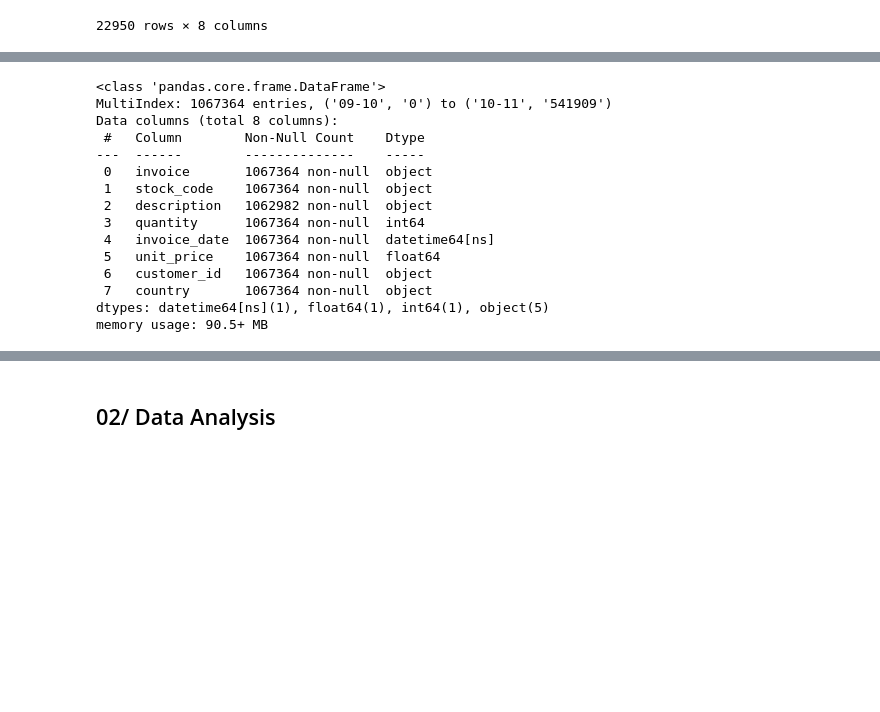
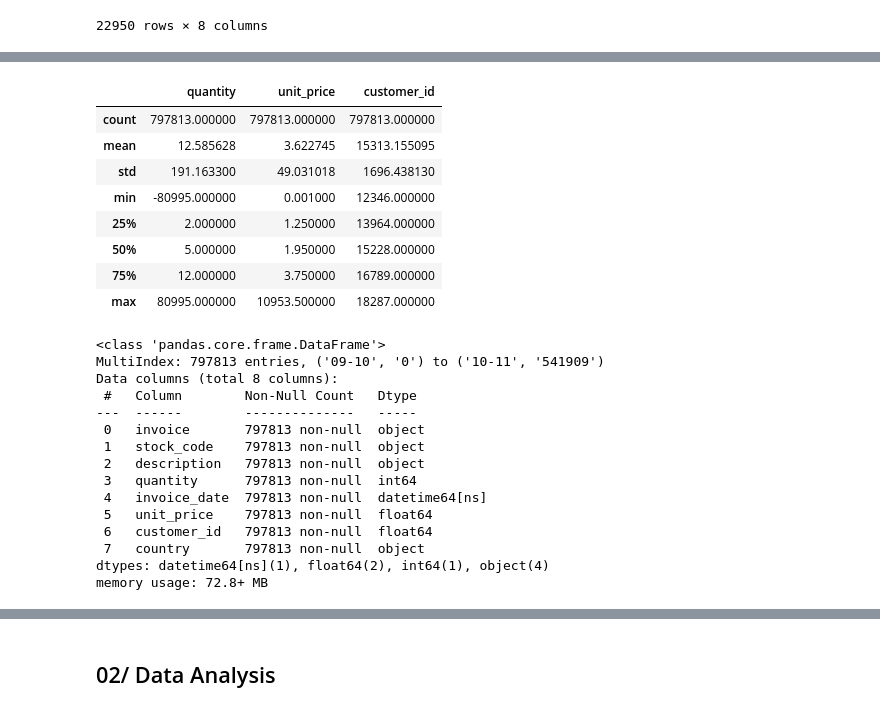
Before and after one commit to Noura-ou/projet_segmentation_client, a Jupyter notebook: src/test_rola.ipynb, the cells around one changed output, grey strips where cells are left out. Drawn from its saved outputs; the diff is of its cells as text; code cells hidden in the pictures; blank space fills up the shorter version.

```diff
--- a/src/test_rola.ipynb
+++ b/src/test_rola.ipynb
@@ -271,18 +288,31 @@ del_data.describe()
+# %%
+df = df[(df['unit_price'] > 0) & (df['unit_price'] < 15000)]
+df.describe()
+# %% [output]
+|  | quantity | unit_price | customer_id |
+| count | 797813.000000 | 797813.000000 | 797813.000000 |
+| mean | 12.585628 | 3.622745 | 15313.155095 |
+| std | 191.163300 | 49.031018 | 1696.438130 |
+| min | -80995.000000 | 0.001000 | 12346.000000 |
+| 25% | 2.000000 | 1.250000 | 13964.000000 |
+| 50% | 5.000000 | 1.950000 | 15228.000000 |
+| 75% | 12.000000 | 3.750000 | 16789.000000 |
+| max | 80995.000000 | 10953.500000 | 18287.000000 |
 # %%
-del_data.info()
+df.info()
 # %% [output]
 <class 'pandas.core.frame.DataFrame'>
-MultiIndex: 1067364 entries, ('09-10', '0') to ('10-11', '541909')
+MultiIndex: 797813 entries, ('09-10', '0') to ('10-11', '541909')
 Data columns (total 8 columns):
- #   Column        Non-Null Count    Dtype
----  ------        --------------    -----
- 0   invoice       1067364 non-null  object
- 1   stock_code    1067364 non-null  object
- 2   description   1062982 non-null  object
- 3   quantity      1067364 non-null  int64
- 4   invoice_date  1067364 non-null  datetime64[ns]
- 5   unit_price    1067364 non-null  float64
- 6   customer_id   1067364 non-null  object
- 7   country       1067364 non-null  object
-dtypes: datetime64[ns](1), float64(1), int64(1), object(5)
-memory usage: 90.5+ MB
+ #   Column        Non-Null Count   Dtype
+---  ------        --------------   -----
+ 0   invoice       797813 non-null  object
+ 1   stock_code    797813 non-null  object
+ 2   description   797813 non-null  object
+ 3   quantity      797813 non-null  int64
+ 4   invoice_date  797813 non-null  datetime64[ns]
+ 5   unit_price    797813 non-null  float64
+ 6   customer_id   797813 non-null  float64
+ 7   country       797813 non-null  object
+dtypes: datetime64[ns](1), float64(2), int64(1), object(4)
+memory usage: 72.8+ MB
```
Also changed, not shown: parts of 27 cells of this notebook, 3 other files.
